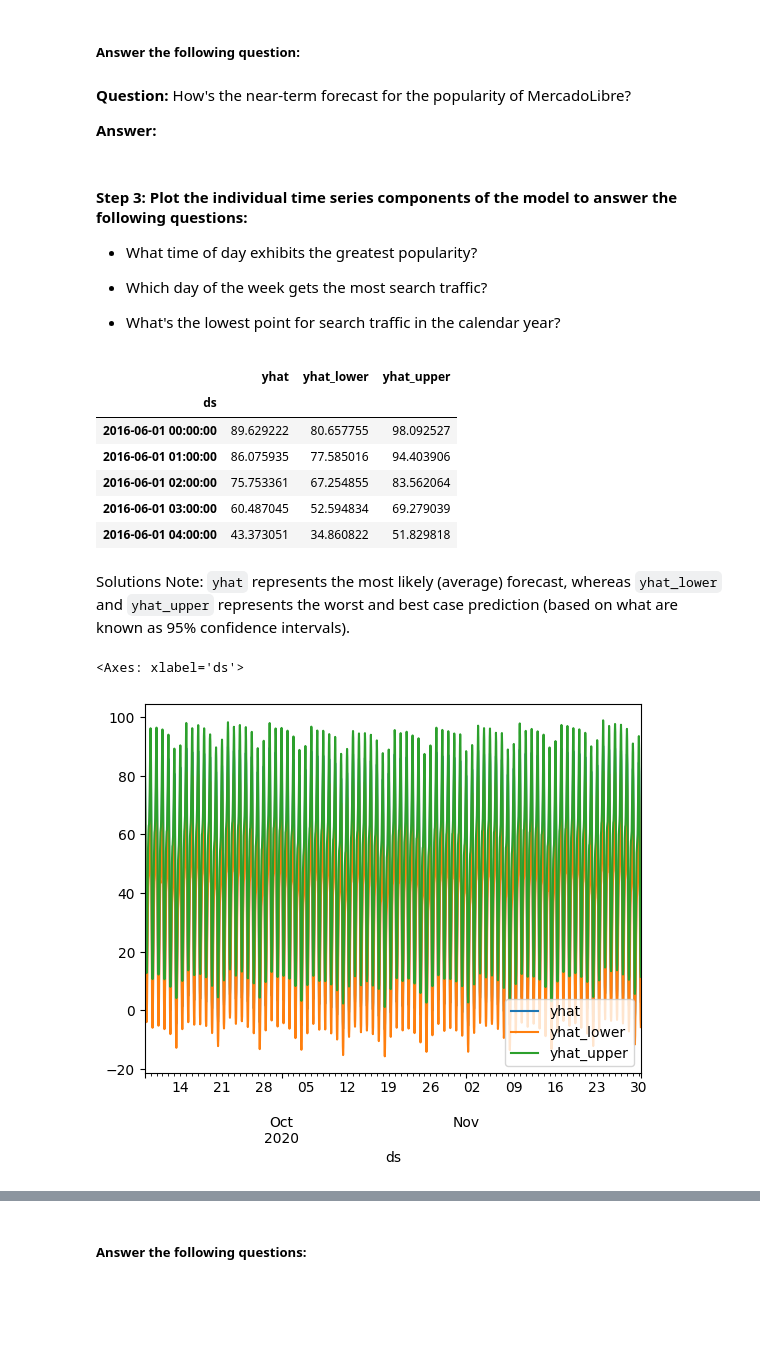
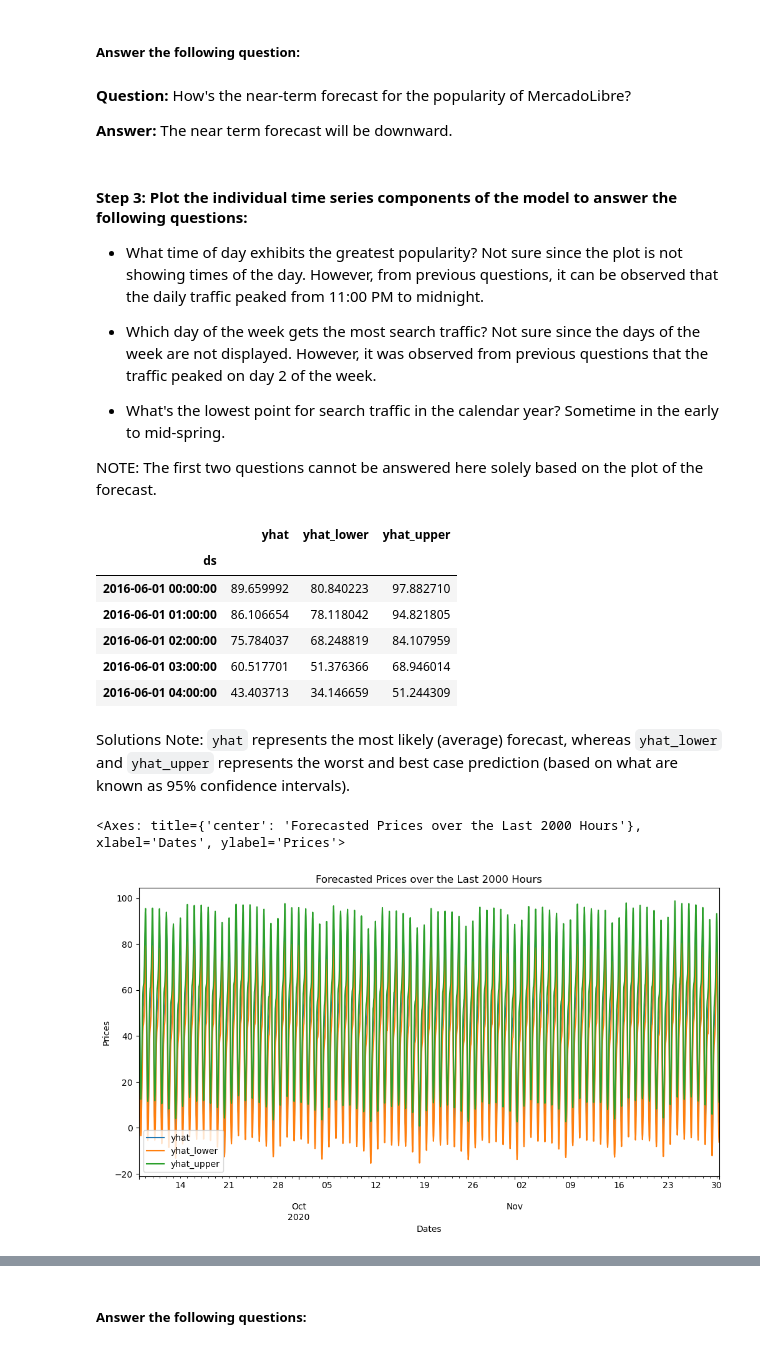
Before and after one commit to Sezeri/prophet-challenge, a Jupyter notebook: Copy_of_forecasting_net_prophet.ipynb, the cells around one changed output, grey strips where cells are left out. Cells and saved outputs as stored; diff of their text form; code cells hidden in the pictures; blank space fills up the shorter version.

```diff
--- a/Copy_of_forecasting_net_prophet.ipynb
+++ b/Copy_of_forecasting_net_prophet.ipynb
@@ -414,4 +472,5 @@ Now, you need to produce a time series model that analyzes and forecasts pattern
 <prophet.forecaster.Prophet at 0x...>
 # %%
 # Fit the time-series model.
+m.fit(prophet_df_mercado_trends)
 # %% [output]
@@ -428,9 +480,10 @@ INFO:cmdstanpy:Chain [1] done processing
 # %%
 # Create a future dataframe to hold predictions
 # Make the prediction go out as far as 2000 hours (approx 80 days)
-
+future_mercado_trends = m.make_future_dataframe(periods=2000, freq='H')
 
 # View the last five rows of the future_mercado_trends DataFrame
+display(future_mercado_trends.tail())
 # %% [output]
 |  | ds |
 | 39101 | 2020-11-30 04:00:00 |
@@ -440,8 +493,9 @@ INFO:cmdstanpy:Chain [1] done processing
 | 39105 | 2020-11-30 08:00:00 |
 # %%
 # Make the predictions for the trend data using the future_mercado_trends DataFrame
-
+forecast_mercado_trends = m.predict(future_mercado_trends)
 
 # Display the first five rows of the forecast_mercado_trends DataFrame
+display(forecast_mercado_trends.head())
 # %% [output]
 |  | ds | trend | yhat_lower | yhat_upper | trend_lower | trend_upper | additive_terms | ... |
@@ -464,34 +518,44 @@ INFO:cmdstanpy:Chain [1] done processing
 **Question:**  How's the near-term forecast for the popularity of MercadoLibre?
 
 **Answer:**
+The near term forecast will be downward.
 # %% [markdown]
 #### Step 3: Plot the individual time series components of the model to answer the following questions:
 
 * What time of day exhibits the greatest popularity?
+Not sure since the plot is not showing times of the day. However, from previous questions, it can be observed that the daily traffic peaked from 11:00 PM to midnight.
 
 * Which day of the week gets the most search traffic?
+Not sure since the days of the week are not displayed. However, it was observed from previous questions that the traffic peaked on day 2 of the week.
 
 * What's the lowest point for search traffic in the calendar year?
+Sometime in the early to mid-spring.
+
+NOTE: The first two questions cannot be answered here solely based on the plot of the forecast.
 # %%
 # Set the index in the forecast_mercado_trends DataFrame to the ds datetime column
-
+forecast_mercado_trends.set_index('ds', inplace=True)
 
 # View the only the yhat,yhat_lower and yhat_upper columns from the DataFrame
+forecast_mercado_trends[['yhat', 'yhat_lower', 'yhat_upper']].head()
 # %% [output]
 |  | yhat | yhat_lower | yhat_upper |
 | ds |  |  |  |
-| 2016-06-01 00:00:00 | 89.629222 | 80.657755 | 98.092527 |
-| 2016-06-01 01:00:00 | 86.075935 | 77.585016 | 94.403906 |
-| 2016-06-01 02:00:00 | 75.753361 | 67.254855 | 83.562064 |
-| 2016-06-01 03:00:00 | 60.487045 | 52.594834 | 69.279039 |
-| 2016-06-01 04:00:00 | 43.373051 | 34.860822 | 51.829818 |
+| 2016-06-01 00:00:00 | 89.659992 | 80.840223 | 97.882710 |
+| 2016-06-01 01:00:00 | 86.106654 | 78.118042 | 94.821805 |
+| 2016-06-01 02:00:00 | 75.784037 | 68.248819 | 84.107959 |
+| 2016-06-01 03:00:00 | 60.517701 | 51.376366 | 68.946014 |
+| 2016-06-01 04:00:00 | 43.403713 | 34.146659 | 51.244309 |
 # %% [markdown]
 Solutions Note: `yhat` represents the most likely (average) forecast, whereas `yhat_lower` and `yhat_upper` represents the worst and best case prediction (based on what are known as 95% confidence intervals).
 # %%
 # From the forecast_mercado_trends DataFrame, plot the data to visualize
 #  the yhat, yhat_lower, and yhat_upper columns over the last 2000 hours
+forecast_mercado_trends[['yhat', 'yhat_lower', 'yhat_upper']].tail(2000)\
+.plot(title='Forecasted Prices over the Last 2000 Hours', xlabel='Dates',\
+       ylabel='Prices', figsize=(12, 6))
 # %% [output]
-<Axes: xlabel='ds'>
+<Axes: title={'center': 'Forecasted Prices over the Last 2000 Hours'}, xlabel='Dates', ylabel='Prices'>
-[figure, old version]
+[figure, new version]
 # %%
 # Reset the index in the forecast_mercado_trends DataFrame
```
Also changed, not shown: parts of 35 cells of this notebook.
